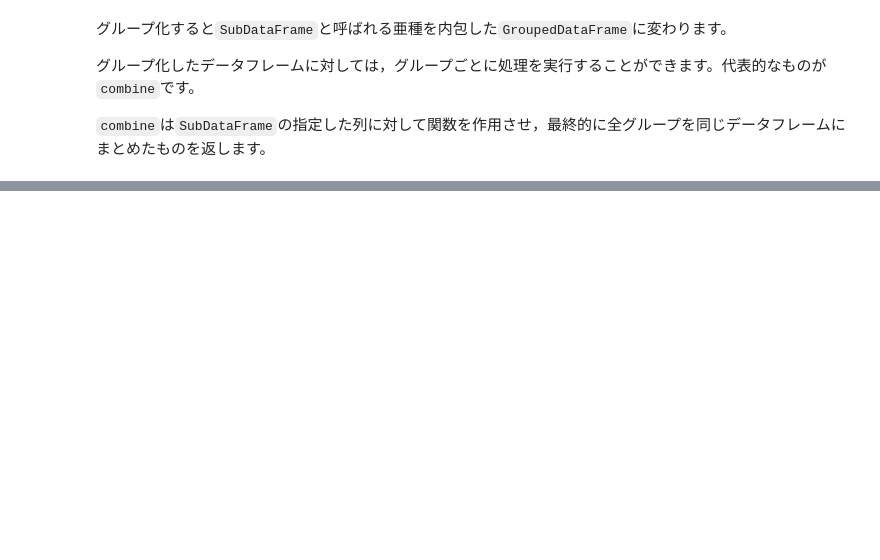
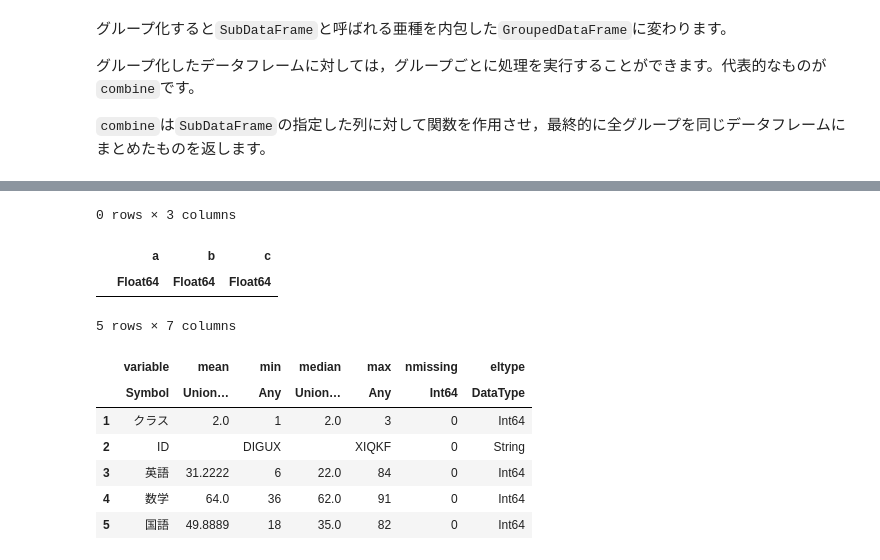
Before and after one commit to takuizum/julia, a Jupyter notebook: jupyter/DataFrames_v_0_22_0.ipynb, the cells around one changed output, grey strips where cells are left out. Saved outputs shown, nothing was run; the diff lists cells and outputs as text; code cells hidden in the pictures; blank space fills up the shorter version.

```diff
--- a/jupyter/DataFrames_v_0_22_0.ipynb
+++ b/jupyter/DataFrames_v_0_22_0.ipynb
@@ -489,0 +559,17 @@ end
+# %%
+empty(A)
+# %% [output]
+0 rows × 3 columns
+|  | a | b | c |
+|  | Float64 | Float64 | Float64 |
+# %%
+describe(D)
+# %% [output]
+5 rows × 7 columns
+|  | variable | mean | min | median | max | nmissing | eltype |
+|  | Symbol | Union… | Any | Union… | Any | Int64 | DataType |
+| 1 | クラス | 2.0 | 1 | 2.0 | 3 | 0 | Int64 |
+| 2 | ID |  | DIGUX |  | XIQKF | 0 | String |
+| 3 | 英語 | 31.2222 | 6 | 22.0 | 84 | 0 | Int64 |
+| 4 | 数学 | 64.0 | 36 | 62.0 | 91 | 0 | Int64 |
+| 5 | 国語 | 49.8889 | 18 | 35.0 | 82 | 0 | Int64 |
```
Also changed, not shown: parts of 35 cells of this notebook.
